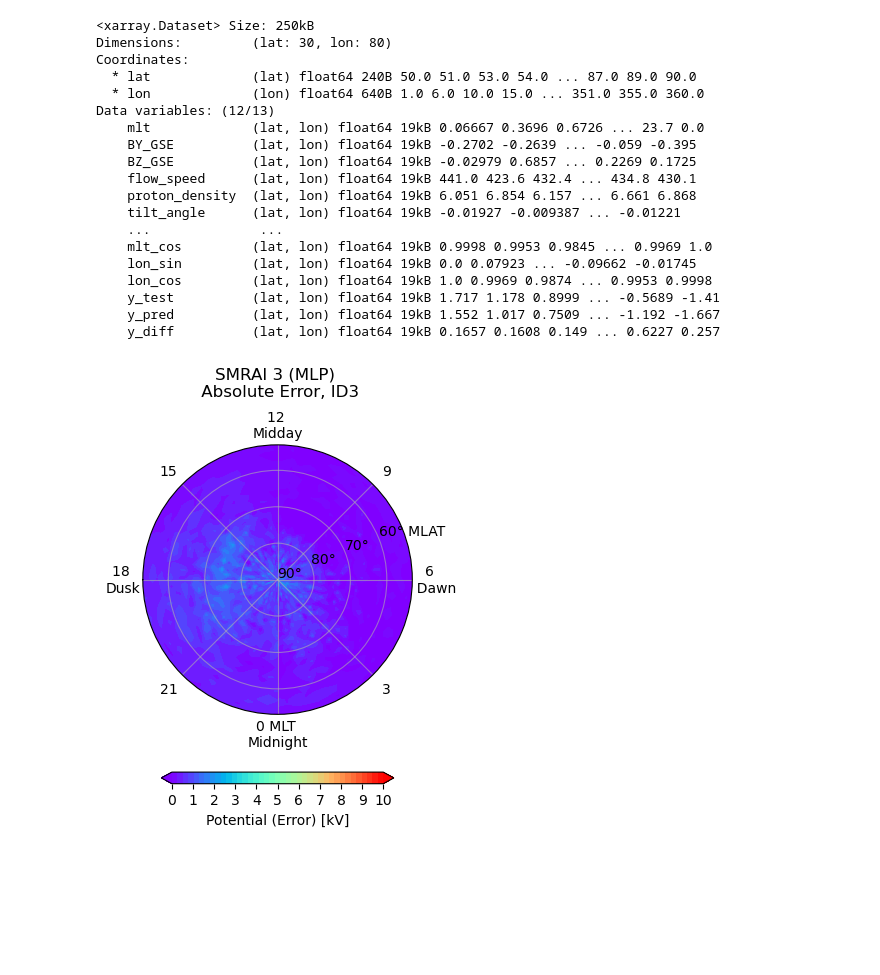
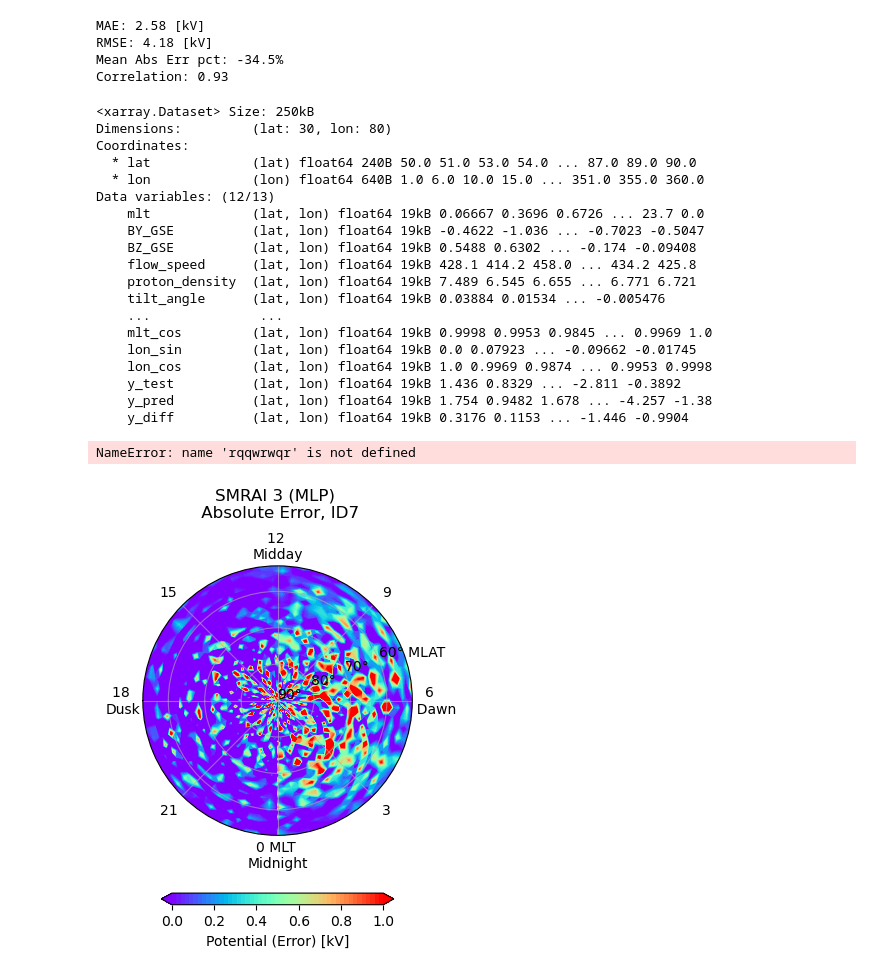
Before and after one commit to reddy-sachin/REPPU-ESN2, a Jupyter notebook: MLP/mlp_analysis.ipynb, the cells around one changed output. Saved outputs shown, nothing was run; the diff lists cells and outputs as text; code cells hidden in the pictures; blank space fills up the shorter version.

```diff
--- a/MLP/mlp_analysis.ipynb
+++ b/MLP/mlp_analysis.ipynb
@@ -66,11 +67,11 @@ MLP(
   )
 )
 # %%
-y_df = pd.read_csv(f'./{mid}_outputs/{mid}_y_df.csv')
+y_df = pd.read_csv(f'{path}/{mid}_y_df.csv')
 y_test = y_df.pop('y_test')
 y_pred = y_df.pop('y_pred')
 
-with open(f'./{mid}_outputs/{mid}_scaler.pkl', 'rb') as f:
+with open(f'{path}/{mid}_scaler.pkl', 'rb') as f:
     scaler = joblib.load(f)
 
 col_names = y_df.columns.to_list()
@@ -78,7 +79,7 @@ norm_arr = scaler.inverse_transform(y_df)
 y_df = pd.DataFrame(norm_arr, columns=col_names)
 y_df['y_test'] = y_test
 y_df['y_pred'] = y_pred
-y_df['y_diff'] = y_df['y_test'] - y_df['y_pred']
+y_df['y_diff'] = y_df['y_pred'] - y_df['y_test']
 y_df
 # %% [output]
 |  | mlt | lon | lat | BY_GSE | BZ_GSE | flow_speed | proton_density | tilt_angle | mlt_sin | mlt_cos | ... |
@@ -97,3 +98,18 @@ y_df
+# %%
+mae = np.mean(np.abs(y_df['y_diff']))
+rmse = np.sqrt(np.mean(y_df['y_diff'] ** 2))
+R = np.corrcoef(y_df['y_pred'], y_df['y_test'])[0, 1]
+err_pct = np.mean((y_df['y_pred'] - y_df['y_test']) / y_df['y_test'] * 100)
+
+print(f"MAE: {mae:.2f} [kV]")
+print(f"RMSE: {rmse:.2f} [kV]")
+print(f"Mean Abs Err pct: {err_pct:.1f}%")
+print(f"Correlation: {R:.2f}")
+# %% [output]
+MAE: 2.58 [kV]
+RMSE: 4.18 [kV]
+Mean Abs Err pct: -34.5%
+Correlation: 0.93
 # %%
 y_df['lon'] = y_df['lon'].round()
 y_df['lat'] = y_df['lat'].round()
@@ -109,40 +125,41 @@ Coordinates:
   * lon             (lon) float64 640B 1.0 6.0 10.0 15.0 ... 351.0 355.0 360.0
 Data variables: (12/13)
     mlt             (lat, lon) float64 19kB 0.06667 0.3696 0.6726 ... 23.7 0.0
-    BY_GSE          (lat, lon) float64 19kB -0.2702 -0.2639 ... -0.059 -0.395
-    BZ_GSE          (lat, lon) float64 19kB -0.02979 0.6857 ... 0.2269 0.1725
-    flow_speed      (lat, lon) float64 19kB 441.0 423.6 432.4 ... 434.8 430.1
-    proton_density  (lat, lon) float64 19kB 6.051 6.854 6.157 ... 6.661 6.868
-    tilt_angle      (lat, lon) float64 19kB -0.01927 -0.009387 ... -0.01221
+    BY_GSE          (lat, lon) float64 19kB -0.4622 -1.036 ... -0.7023 -0.5047
+    BZ_GSE          (lat, lon) float64 19kB 0.5488 0.6302 ... -0.174 -0.09408
+    flow_speed      (lat, lon) float64 19kB 428.1 414.2 458.0 ... 434.2 425.8
+    proton_density  (lat, lon) float64 19kB 7.489 6.545 6.655 ... 6.771 6.721
+    tilt_angle      (lat, lon) float64 19kB 0.03884 0.01534 ... -0.005476
     ...              ...
     mlt_cos         (lat, lon) float64 19kB 0.9998 0.9953 0.9845 ... 0.9969 1.0
     lon_sin         (lat, lon) float64 19kB 0.0 0.07923 ... -0.09662 -0.01745
     lon_cos         (lat, lon) float64 19kB 1.0 0.9969 0.9874 ... 0.9953 0.9998
-    y_test          (lat, lon) float64 19kB 1.717 1.178 0.8999 ... -0.5689 -1.41
-    y_pred          (lat, lon) float64 19kB 1.552 1.017 0.7509 ... -1.192 -1.667
-    y_diff          (lat, lon) float64 19kB 0.1657 0.1608 0.149 ... 0.6227 0.257
+    y_test          (lat, lon) float64 19kB 1.436 0.8329 ... -2.811 -0.3892
+    y_pred          (lat, lon) float64 19kB 1.754 0.9482 1.678 ... -4.257 -1.38
+    y_diff          (lat, lon) float64 19kB 0.3176 0.1153 ... -1.446 -0.9904
 # %%
 # Define the polar plot parameters
 theta = np.linspace(0, 360, 80) - 90
 theta_rad = theta / 360 * 2 * np.pi
 r = 90 - np.linspace(53.1, 89.7, 30)
 shrink = .5
 
 abs_error = (y_ds['y_diff'].values)
 
 fig, ax = plt.subplots(subplot_kw={'projection': 'polar'}, figsize=(6,5))
 
-c_true = ax.contourf(theta_rad, r, abs_error, levels=np.linspace(0, 10, 40), cmap='rainbow', extend='both')
+c_true = ax.contourf(theta_rad, r, abs_error, levels=np.linspace(0, 1, 50), cmap='rainbow', extend='both')
 ax.set_ylim([0, 37])
 ax.set_yticks([0, 10, 20, 30])
 ax.set_yticklabels(["90°", "80°", "70°", "60° MLAT"])
 ax.set_xlim([-np.pi, np.pi])
 ax.set_xticks(np.linspace(-np.pi, np.pi, 9)[1:])
 ax.set_xticklabels(["21", "0 MLT \nMidnight", "3", "6 \n  Dawn", "9", "12 \nMidday", "15", "18 \nDusk"])
-ax.set_title(f'SMRAI 3 (MLP) \n Absolute Error, ID3', pad=10, fontsize=12)
-plt.colorbar(c_true, ax=ax, label='Potential (Error) [kV]', shrink=shrink, pad=0.15, ticks=np.arange(0,11,1), orientation='horizontal')
+ax.set_title(f'SMRAI 3 (MLP) \n Absolute Error, ID7', pad=10, fontsize=12)
+plt.colorbar(c_true, ax=ax, label='Potential (Error) [kV]', shrink=shrink, pad=0.15, ticks=np.arange(0,1.1,0.2), orientation='horizontal')
 ax.grid(True, linestyle='-', alpha=0.6)
 
-#plt.savefig('MLP_potential_ID3.png', dpi=300, bbox_inches='tight')
+#plt.savefig('MLP_potential_ID7.png', dpi=300, bbox_inches='tight')
 # %% [output]
+NameError: name 'rqqwrwqr' is not defined
-[figure, old version]
+[figure, new version]
```
Also changed, not shown: parts of 4 cells of this notebook, 5 other files.
